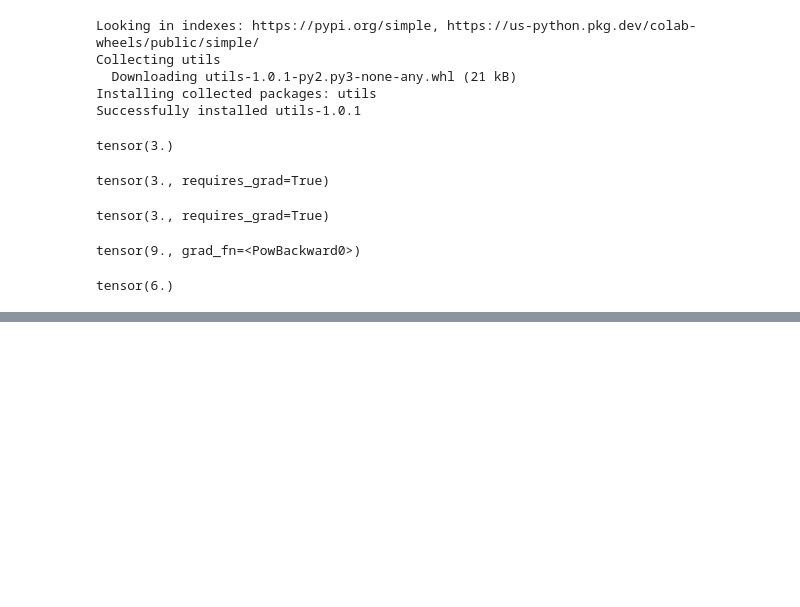
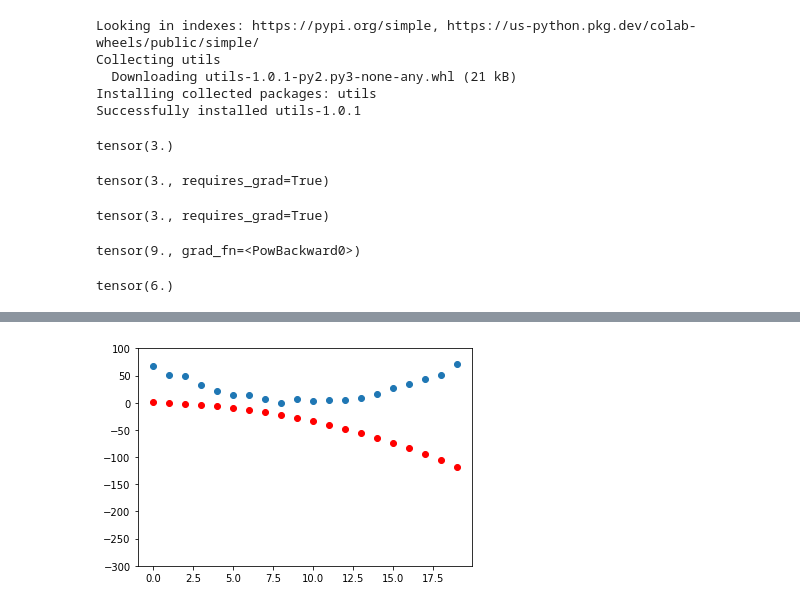
Before and after one commit to ohikouta/deep-learning_pytorch_fastai, a Jupyter notebook: ch04.ipynb, the cells around one changed output, grey strips where cells are left out. Cells and saved outputs as stored; diff of their text form; code cells hidden in the pictures; blank space fills up the shorter version.

```diff
--- a/ch04.ipynb
+++ b/ch04.ipynb
@@ -260,0 +332,4 @@ tensor(6.)
+# %%
+lr = 1e-5
+params.data -= lr * params.grad.data
+params.grad = None
@@ -260,0 +341,4 @@ tensor(6.)
+# %%
+show_preds(preds)
+# %% [output]
+[figure, added]
```
Also changed, not shown: parts of 92 cells of this notebook.
